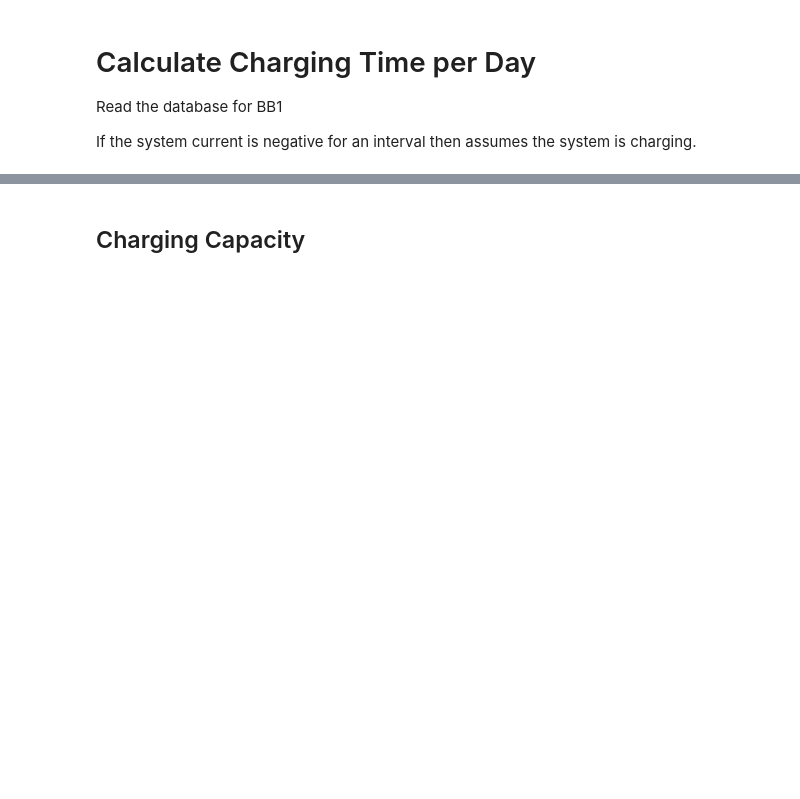
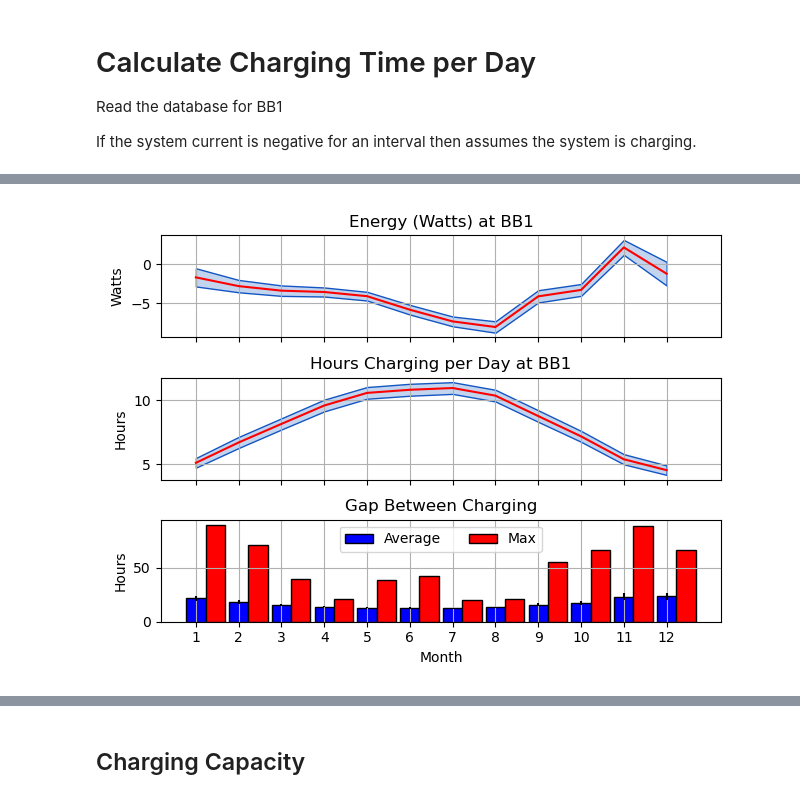
Before and after one commit to ubc-micromet/DataLogger_Programs, a Jupyter notebook: BBS/Power_Calc.ipynb, the cells around one changed output, grey strips where cells are left out. Drawn from its saved outputs; the diff is of its cells as text; code cells hidden in the pictures; blank space fills up the shorter version.

```diff
--- a/BBS/Power_Calc.ipynb
+++ b/BBS/Power_Calc.ipynb
@@ -85,2 +81,82 @@ plt.tight_layout()
+# %%
+
+def byInterval(df,x,y,bins=None,agg='mean'):
+    if isinstance(df.index, pd.DatetimeIndex):
+        Set = df.resample(x).agg(agg)
+        Set['std'] = df.resample(x).std()[y]
+        Set['c'] = df.resample(x).count()[y]
+    else:
+        if bins is None:
+            bins = 10
+        df['bins'] = pd.cut(df[x],bins=bins)
+        df[f"{x}_bins"] = df['bins'].apply(lambda x: x.mid.round())
+        df = df.drop('bins',axis=1)
+        Set = df.groupby(f'{x}_bins').agg(agg,numeric_only=True)
+        Set['std'] = df.groupby(f'{x}_bins').std()[y]
+        Set['c'] = df.groupby(f'{x}_bins').count()[y]
+    Set['CI95'] = Set['std']/(Set['c']**.5)*1.96
+    return(Set[[y,'std','c','CI95']])
+
+Data['Month']=Data.index.month
+
+fig,axes=plt.subplots(3,sharex=True)
+ax = axes[1]
+Monthly = byInterval(Data.reset_index(),'Month','Charging_Hours',bins=12,agg='sum')
+
+Monthly['Charging_Hours']=Monthly['Charging_Hours']/Monthly['c']*24
+Monthly['CI95']=Monthly['CI95']*48
+
+
+ax.fill_between(Monthly.index,Monthly['Charging_Hours']-Monthly['CI95'],Monthly['Charging_Hours']+Monthly['CI95'],
+            facecolor='#1356c240',edgecolor='#1356c2')
+ax.plot(Monthly.index,Monthly['Charging_Hours'],color='r')
+
+ax.set_ylabel('Hours')
+# ax.set_xlabel('Month')
+ax.set_title('Hours Charging per Day at BB1')
+ax.grid()
+
+ax = axes[0]
+# Assume BBS will use 15 W less power
+offset = 15
+# Correct for smaller array at BBS (Factory of 4 is temporary over estimate)
+ratio = 4
+Data['Energy_Watts_Scaled'] = (Data['Energy_Watts'] - offset)/ratio
+
+Monthly = byInterval(Data.reset_index(),'Month','Energy_Watts',bins=12,agg='mean')
+
+ax.fill_between(Monthly.index,Monthly['Energy_Watts']-Monthly['CI95'],Monthly['Energy_Watts']+Monthly['CI95'],
+            facecolor='#1356c240',edgecolor='#1356c2')
+ax.plot(Monthly.index,Monthly['Energy_Watts'],color='r')
+ax.set_ylabel('Watts')
+ax.set_title('Energy (Watts) at BB1')
+ax.grid()
+
+Data.loc[Data['No_Power']<=0,'No_Power']=np.nan
+Data['No_Power'].describe()
+
+Daily = Data.resample('d').max()[['No_Power','Month']]
+
+Monthly = byInterval(Daily.reset_index(),'Month','No_Power',bins=12,agg='mean')
+
+Monthly['Max_No_Power'] = Data.groupby(Data.index.month).max()['No_Power']
+
+Monthly.index=Monthly.index.categories
+Monthly['CI95']*=2
+
+ax = axes[2]
+ax.bar(Monthly.index,Monthly['No_Power'],yerr=Monthly['CI95'],width=.45,edgecolor='k',color='blue',label='Average')
+ax.bar(Monthly.index+.45,Monthly['Max_No_Power'],width=.45,edgecolor='k',color='Red',label='Max')
+ax.legend(ncol=2,loc=9)
+ax.set_ylabel('Hours')
+ax2.set_ylabel('Days')
+ax.set_title('Gap Between Charging')
+ax.set_xlabel('Month')
+ax.grid()
+
+ax.set_xticks(np.arange(1,13))
+plt.tight_layout()
+# %% [output]
+[figure, added]
 # %% [markdown]
 # Power Calculator
```
Also changed, not shown: parts of 12 cells of this notebook.
